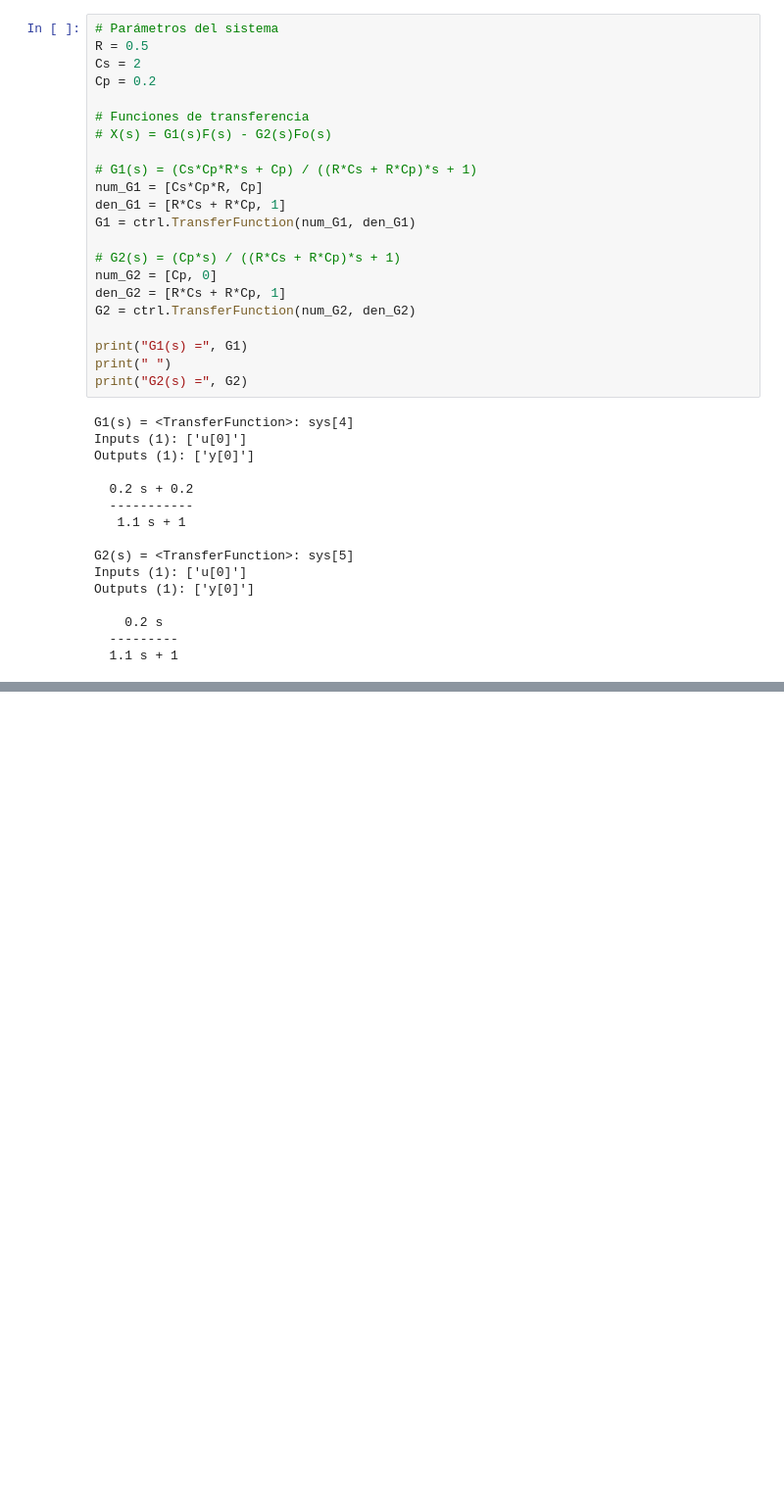
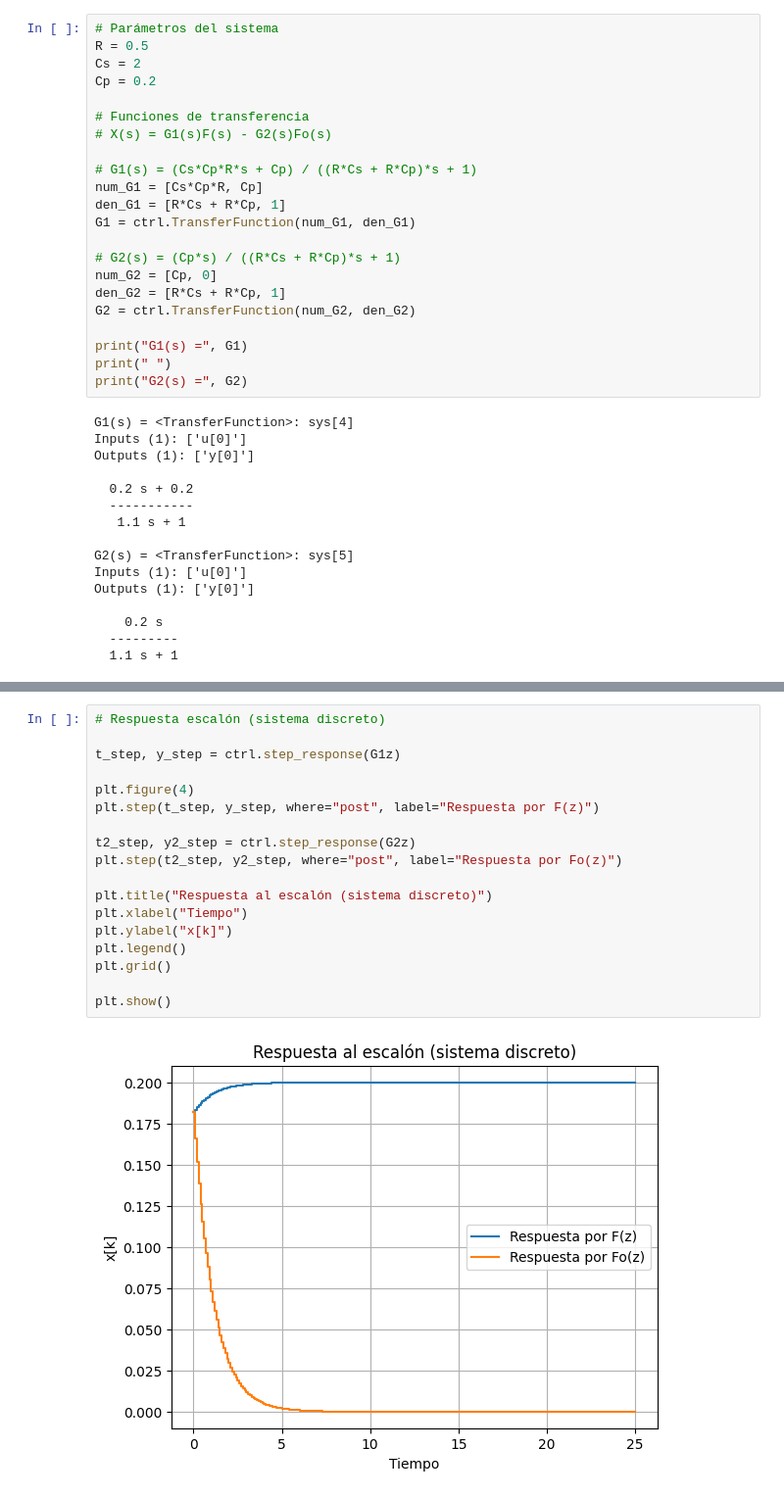
Before and after one commit to juandiego2205/Repository_lab_control, a Jupyter notebook: Code_Practica_1_sistemas_descritos.ipynb, the cells around one changed output, grey strips where cells are left out. Shown at 98% size. Cells and saved outputs as stored; diff of their text form; blank space fills up the shorter version.

```diff
--- a/Code_Practica_1_sistemas_descritos.ipynb
+++ b/Code_Practica_1_sistemas_descritos.ipynb
@@ -88,0 +158,20 @@ plt.show()
+# %%
+# Respuesta escalón (sistema discreto)
+
+t_step, y_step = ctrl.step_response(G1z)
+
+plt.figure(4)
+plt.step(t_step, y_step, where="post", label="Respuesta por F(z)")
+
+t2_step, y2_step = ctrl.step_response(G2z)
+plt.step(t2_step, y2_step, where="post", label="Respuesta por Fo(z)")
+
+plt.title("Respuesta al escalón (sistema discreto)")
+plt.xlabel("Tiempo")
+plt.ylabel("x[k]")
+plt.legend()
+plt.grid()
+
+plt.show()
+# %% [output]
+[figure, added]
```
Also changed, not shown: parts of 4 cells of this notebook.
